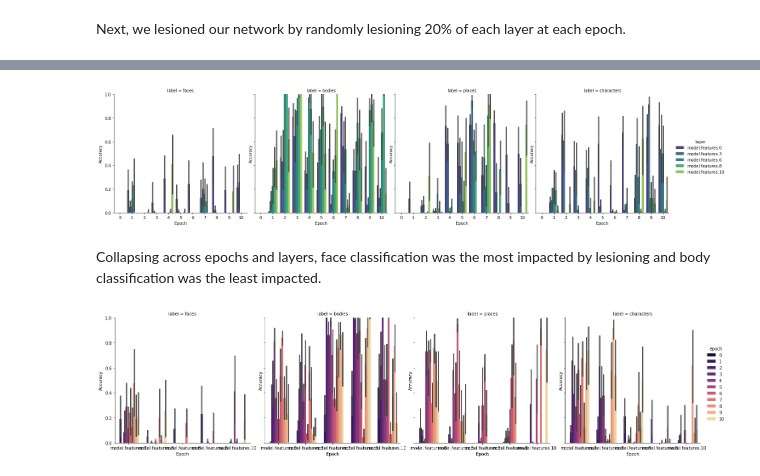
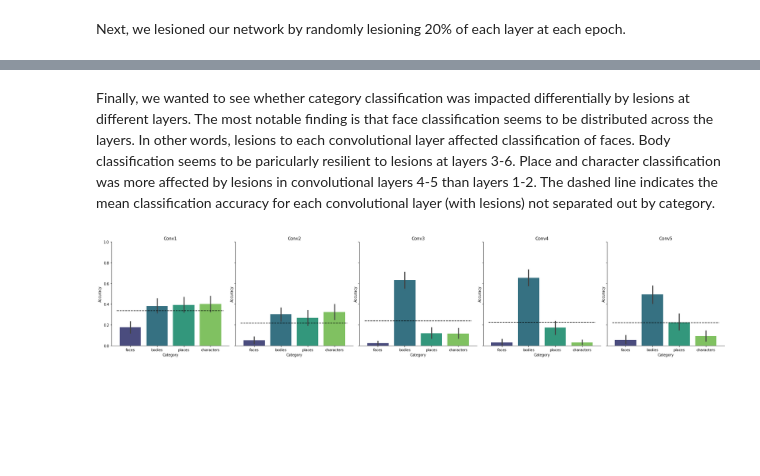
Before and after one commit to violetxi/PSYCH250FinalProject, a Jupyter notebook: writeup/writeup.ipynb, the cells around one changed output, grey strips where cells are left out. Saved outputs shown, nothing was run; the diff lists cells and outputs as text; code cells hidden in the pictures; blank space fills up the shorter version.

```diff
--- a/writeup/writeup.ipynb
+++ b/writeup/writeup.ipynb
@@ -112,0 +132,27 @@ Next, we wanted to check whether lesioning differentially affected classificatio
+# %%
+ax = sns.catplot(
+    data=lesion_by_cat, x="epoch", y="accuracy",
+    col="label", palette="magma",kind="bar")
+ax.set(xlabel='Epoch', ylabel='Accuracy')
+ax.set(ylim = (0,1))
+
+mean_by_epoch = lesion_by_cat.groupby(['epoch']).mean()
+mean_by_epoch = mean_by_epoch.accuracy
+
+labels = ["faces","bodies","places","characters"]
+axes = ax.axes.flatten()
+
+df = pd.DataFrame(epoch_by_label)
+df = df.T
+header_row = 0
+df.columns = df.iloc[header_row]
+df = df.reset_index(drop=True)
+df = df.drop(header_row)
+df = df.reset_index(drop=True)
+
+for i in range(0,4):
+    ax.axes[0][i].plot([*range(0,11,1)], mean_by_epoch, 'k--')
+   # ax.axes[0][i].plot([*range(0,11,1)], df[labels[i]][1:12], 'k')
+    axes[i].set_title(str.capitalize(labels[i]))
+
+plt.show()
@@ -113,20 +161,23 @@ Next, we wanted to check whether lesioning differentially affected classificatio
+# %% [markdown]
+Finally, we wanted to see whether category classification was impacted differentially by lesions at different layers. The most notable finding is that face classification seems to be distributed across the layers. In other words, lesions to each convolutional layer affected classification of faces. Body classification seems to be paricularly resilient to lesions at layers 3-6. Place and character classification was more affected by lesions in convolutional layers 4-5 than layers 1-2. The dashed line indicates the mean classification accuracy for each convolutional layer (with lesions) not separated out by category.
 # %%
 ax = sns.catplot(
-    data=lesion_by_cat, x="epoch", y="accuracy",
-    col="label", hue="layer", palette="viridis",kind="bar")
-ax.set(xlabel='Epoch', ylabel='Accuracy')
+    data=lesion_by_cat, x="label", y="accuracy",
+    col="layer", palette="viridis",kind="bar")
+ax.set(xlabel='Category', ylabel='Accuracy')
 ax.set(ylim = (0,1))
+
+layers = ["Conv1","Conv2","Conv3","Conv4","Conv5"]
+axes = ax.axes.flatten()
+mean_by_layer = lesion_by_cat.groupby(['layer']).mean()
+mean_by_layer = mean_by_layer.accuracy
+
+
+for i in range(0,5):
+    axes[i].set_title(layers[i])
+    y= np.matlib.repmat(mean_by_layer[i], 2,1)
+    ax.axes[0][i].plot((-.5,3.5),y,'k--')
+
 plt.show()
 # %% [output]
-[figure, old version]
+[figure, new version]
-# %% [markdown]
-Collapsing across epochs and layers, face classification was the most impacted by lesioning and body classification was the least impacted.
-# %%
-ax = sns.catplot(
-    data=lesion_by_cat, x="layer", y="accuracy",
-    col="label", hue="epoch", palette="magma",kind="bar")
-ax.set(xlabel='Epoch', ylabel='Accuracy')
-ax.set(ylim = (0,1))
-plt.show()
-# %% [output]
-[figure, removed]
```
Also changed, not shown: parts of 21 cells of this notebook, 2 other files.
